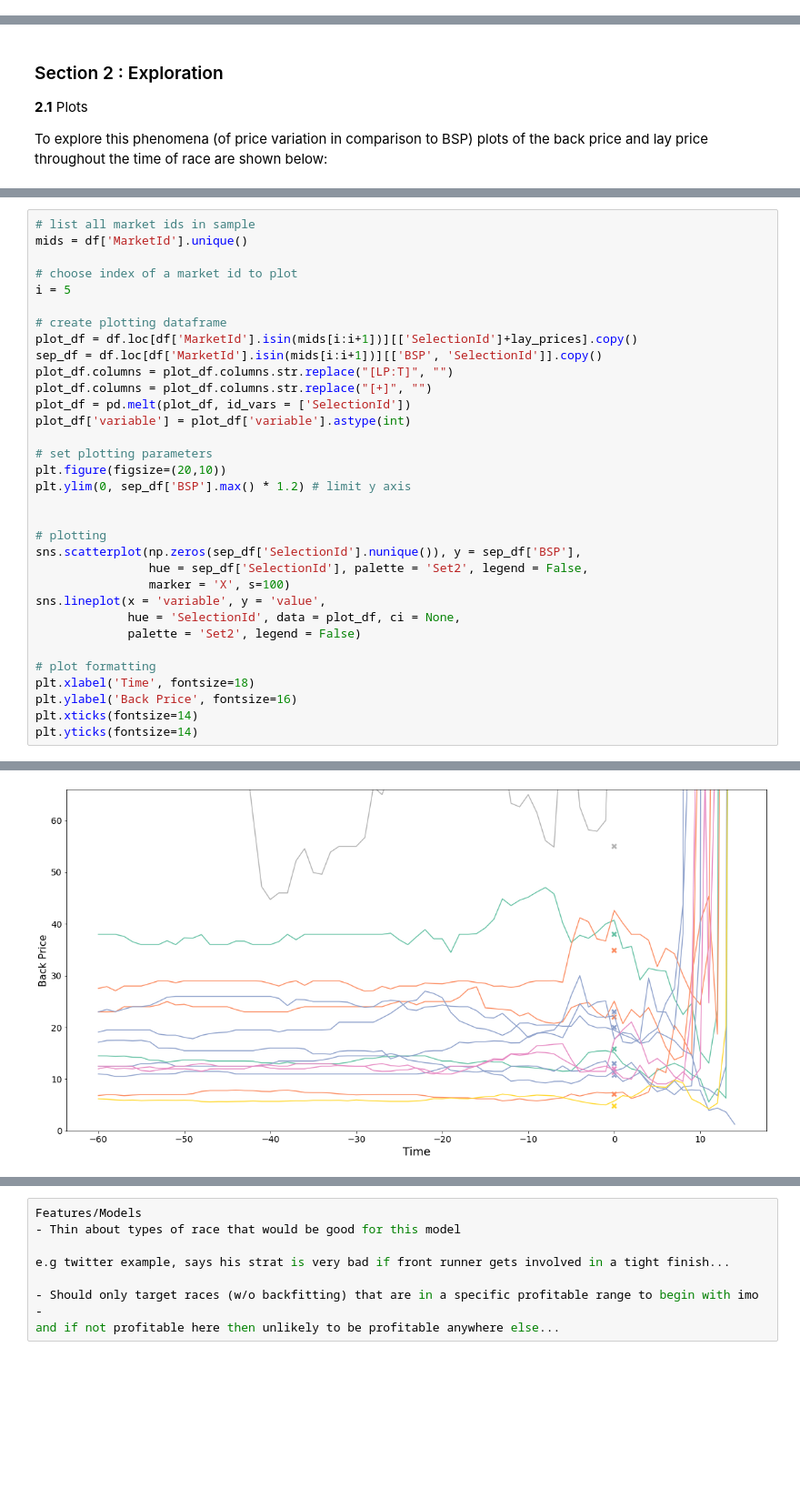
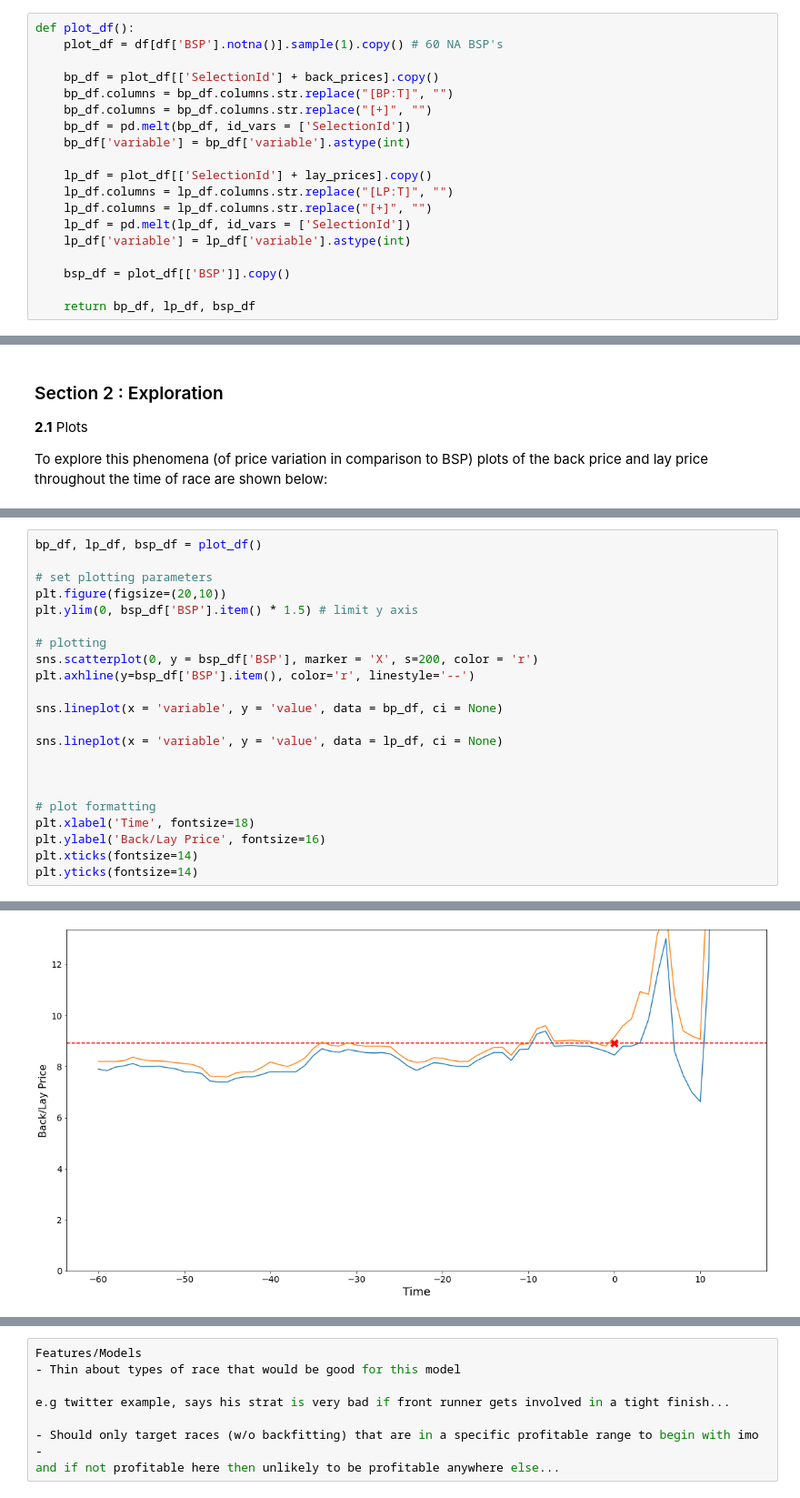
Before and after one commit to tbardrick/betfair_project, a Jupyter notebook: notebooks/historic_data_strategies/strategies/1_BSP_hedging.ipynb, the cells around one changed output, grey strips where cells are left out. Shown at 91% size. Cells and saved outputs as stored; diff of their text form; blank space fills up the shorter version.

```diff
--- a/notebooks/historic_data_strategies/strategies/1_BSP_hedging.ipynb
+++ b/notebooks/historic_data_strategies/strategies/1_BSP_hedging.ipynb
@@ -65,4 +69,23 @@ lay_sizes = [col for col in df.columns if 'LS' in col]
 runner_info = ['SelectionId', 'MarketId', 'Venue', 'Distance', 'RaceType', 'BSP', 'NoRunners']
+# %%
+def plot_df():
+    plot_df = df[df['BSP'].notna()].sample(1).copy() # 60 NA BSP's
+
+    bp_df = plot_df[['SelectionId'] + back_prices].copy()
+    bp_df.columns = bp_df.columns.str.replace("[BP:T]", "")
+    bp_df.columns = bp_df.columns.str.replace("[+]", "")
+    bp_df = pd.melt(bp_df, id_vars = ['SelectionId'])
+    bp_df['variable'] = bp_df['variable'].astype(int)
+
+    lp_df = plot_df[['SelectionId'] + lay_prices].copy()
+    lp_df.columns = lp_df.columns.str.replace("[LP:T]", "")
+    lp_df.columns = lp_df.columns.str.replace("[+]", "")
+    lp_df = pd.melt(lp_df, id_vars = ['SelectionId'])
+    lp_df['variable'] = lp_df['variable'].astype(int)
+
+    bsp_df = plot_df[['BSP']].copy()
+
+    return bp_df, lp_df, bsp_df
 # %% [markdown]
 ### Section 1 : Idea
 
@@ -129,34 +119,23 @@ __Lay Prices by Market__
 # %%
-# list all market ids in sample
-mids = df['MarketId'].unique()
-
-# choose index of a market id to plot
-i = 5
-
-# create plotting dataframe
-plot_df = df.loc[df['MarketId'].isin(mids[i:i+1])][['SelectionId']+lay_prices].copy()
-sep_df = df.loc[df['MarketId'].isin(mids[i:i+1])][['BSP', 'SelectionId']].copy()
-plot_df.columns = plot_df.columns.str.replace("[LP:T]", "")
-plot_df.columns = plot_df.columns.str.replace("[+]", "")
-plot_df = pd.melt(plot_df, id_vars = ['SelectionId'])
-plot_df['variable'] = plot_df['variable'].astype(int)
+bp_df, lp_df, bsp_df = plot_df()
 
 # set plotting parameters
 plt.figure(figsize=(20,10))
-plt.ylim(0, sep_df['BSP'].max() * 1.2) # limit y axis
+plt.ylim(0, bsp_df['BSP'].item() * 1.5) # limit y axis
+
+# plotting
+sns.scatterplot(0, y = bsp_df['BSP'], marker = 'X', s=200, color = 'r')
+plt.axhline(y=bsp_df['BSP'].item(), color='r', linestyle='--')
+
+sns.lineplot(x = 'variable', y = 'value', data = bp_df, ci = None)
+
+sns.lineplot(x = 'variable', y = 'value', data = lp_df, ci = None)
 
 
-# plotting
-sns.scatterplot(np.zeros(sep_df['SelectionId'].nunique()), y = sep_df['BSP'],
-                hue = sep_df['SelectionId'], palette = 'Set2', legend = False,
-                marker = 'X', s=100)
-sns.lineplot(x = 'variable', y = 'value',
-             hue = 'SelectionId', data = plot_df, ci = None,
-             palette = 'Set2', legend = False)
 
 # plot formatting
 plt.xlabel('Time', fontsize=18)
-plt.ylabel('Back Price', fontsize=16)
+plt.ylabel('Back/Lay Price', fontsize=16)
 plt.xticks(fontsize=14)
 plt.yticks(fontsize=14)
 # %% [output]
@@ -164,2 +143,2 @@ plt.yticks(fontsize=14)
  <a list of 8 Text major ticklabel objects>)
-[figure, old version]
+[figure, new version]
```
Also changed, not shown: parts of 17 cells of this notebook.
